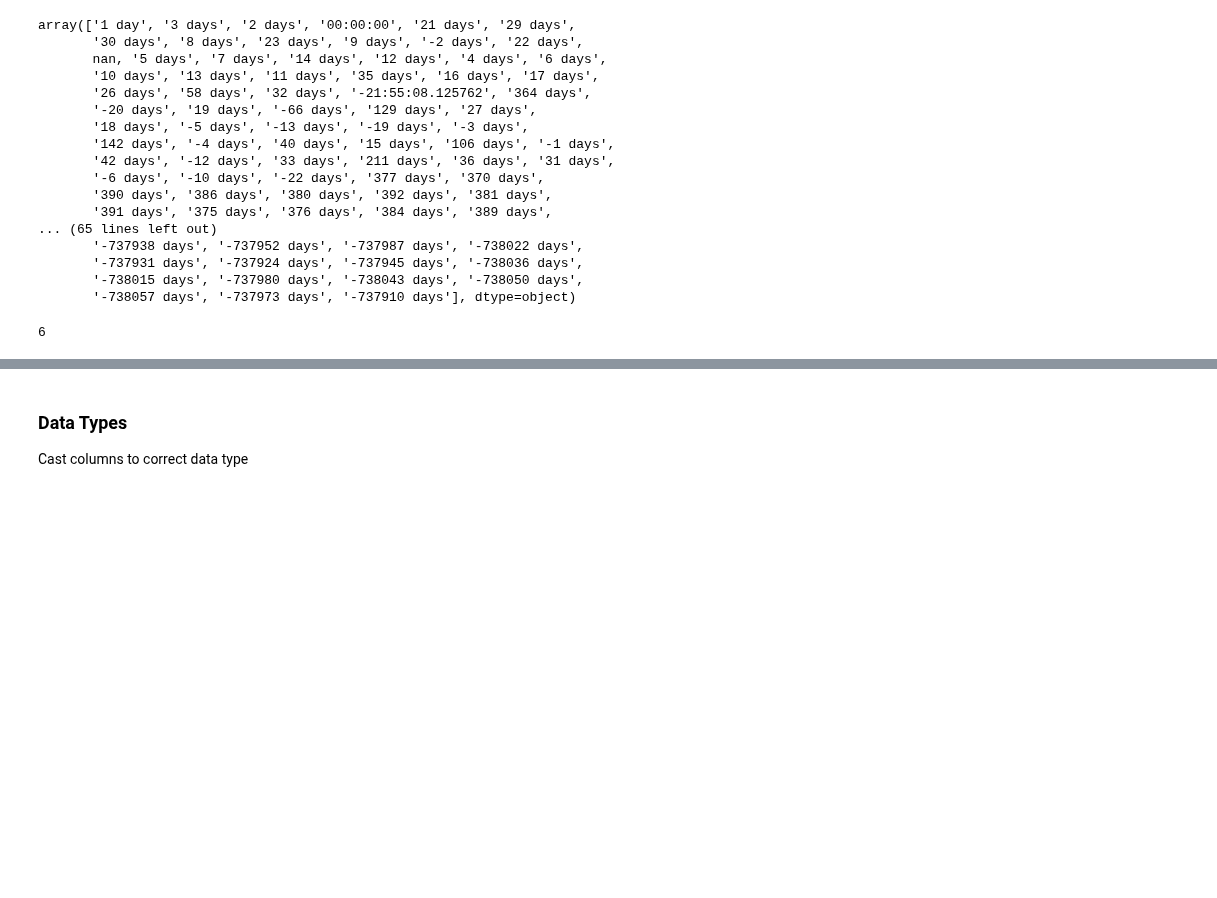
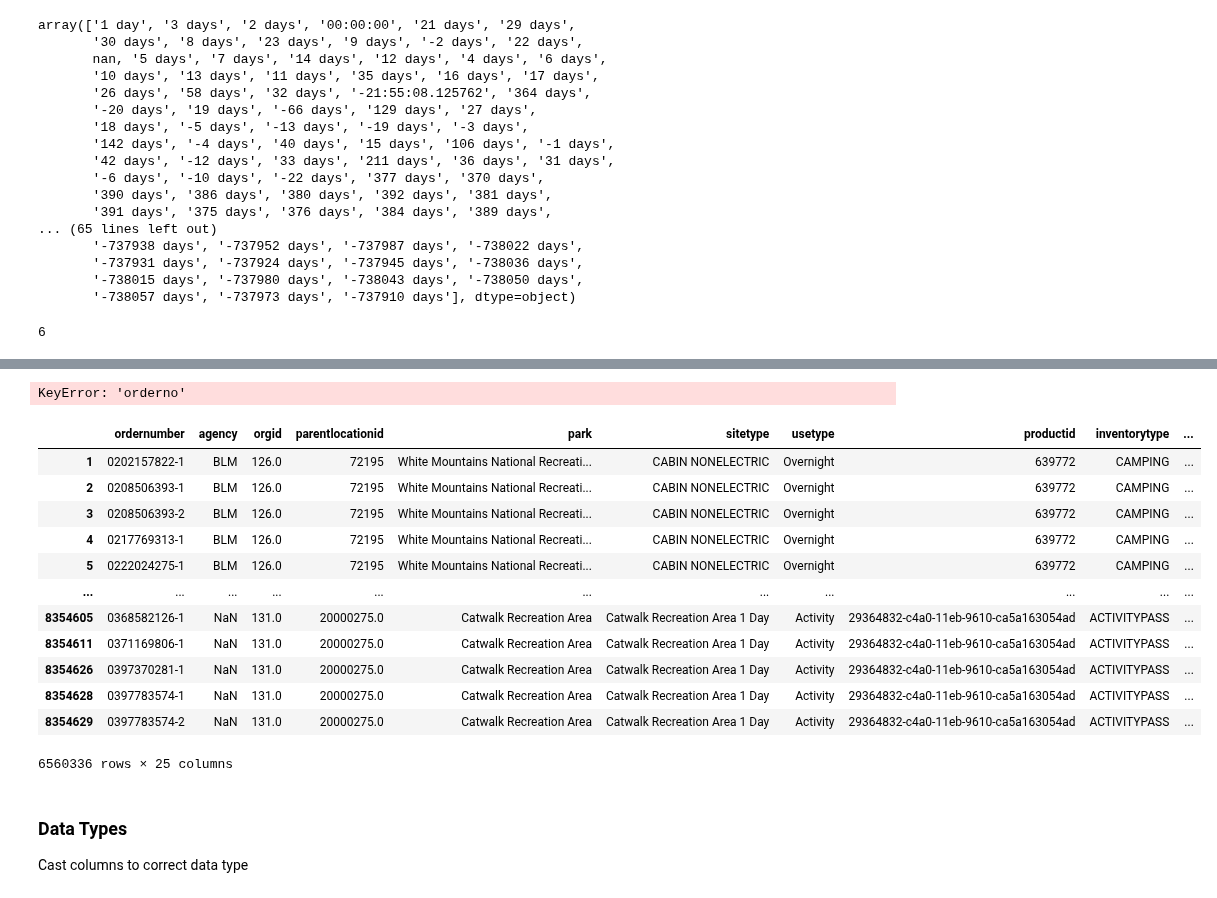
Before and after one commit to burgwyn/DATA602, a Jupyter notebook: Reservations.ipynb, the cells around one changed output, grey strips where cells are left out. Cells and saved outputs as stored; diff of their text form; code cells hidden in the pictures; blank space fills up the shorter version.

Commit message:
Order number splitting

```diff
--- a/Reservations.ipynb
+++ b/Reservations.ipynb
@@ -247,3 +254,6 @@ format_nights('6 days')
 6
 # %%
 dfReservations2021['cleannights'] = dfReservations2021.apply(lambda x: format_nights(x['nights']), axis=1)
+# %%
+# https://stackoverflow.com/questions/14745022/how-to-split-a-dataframe-string-column-into-two-columns
+dfReservations2021[['orderno', 'orderversion']] = dfReservations2021['ordernumber'].str.split('-', 1, expand=True)
@@ -250,3 +362,23 @@ dfReservations2021['cleannights'] = dfReservations2021.apply(lambda x: format_ni
+# %%
+dfReservations2021[(~dfReservations2021['orderno'].isin(dfOrders['orderno']))&(~dfReservations2021['orderversion'].isin(dfOrders['orderversion']))]
+# %% [output]
+KeyError: 'orderno'
+# %%
+dfReservations2021[dfReservations2021['ordernumber'] == (dfReservations2021['orderno'] + '-' + dfReservations2021['orderversion'])]
+# %% [output]
+|  | ordernumber | agency | orgid | parentlocationid | park | sitetype | usetype | productid | inventorytype | ... |
+| 1 | 0202157822-1 | BLM | 126.0 | 72195 | White Mountains National Recreati... | CABIN NONELECTRIC | Overnight | 639772 | CAMPING | ... |
+| 2 | 0208506393-1 | BLM | 126.0 | 72195 | White Mountains National Recreati... | CABIN NONELECTRIC | Overnight | 639772 | CAMPING | ... |
+| 3 | 0208506393-2 | BLM | 126.0 | 72195 | White Mountains National Recreati... | CABIN NONELECTRIC | Overnight | 639772 | CAMPING | ... |
+| 4 | 0217769313-1 | BLM | 126.0 | 72195 | White Mountains National Recreati... | CABIN NONELECTRIC | Overnight | 639772 | CAMPING | ... |
+| 5 | 0222024275-1 | BLM | 126.0 | 72195 | White Mountains National Recreati... | CABIN NONELECTRIC | Overnight | 639772 | CAMPING | ... |
+| ... | ... | ... | ... | ... | ... | ... | ... | ... | ... | ... |
+| 8354605 | 0368582126-1 | NaN | 131.0 | 20000275.0 | Catwalk Recreation Area | Catwalk Recreation Area 1 Day | Activity | 29364832-c4a0-11eb-9610-ca5a163054ad | ACTIVITYPASS | ... |
+| 8354611 | 0371169806-1 | NaN | 131.0 | 20000275.0 | Catwalk Recreation Area | Catwalk Recreation Area 1 Day | Activity | 29364832-c4a0-11eb-9610-ca5a163054ad | ACTIVITYPASS | ... |
+| 8354626 | 0397370281-1 | NaN | 131.0 | 20000275.0 | Catwalk Recreation Area | Catwalk Recreation Area 1 Day | Activity | 29364832-c4a0-11eb-9610-ca5a163054ad | ACTIVITYPASS | ... |
+| 8354628 | 0397783574-1 | NaN | 131.0 | 20000275.0 | Catwalk Recreation Area | Catwalk Recreation Area 1 Day | Activity | 29364832-c4a0-11eb-9610-ca5a163054ad | ACTIVITYPASS | ... |
+| 8354629 | 0397783574-2 | NaN | 131.0 | 20000275.0 | Catwalk Recreation Area | Catwalk Recreation Area 1 Day | Activity | 29364832-c4a0-11eb-9610-ca5a163054ad | ACTIVITYPASS | ... |
+6560336 rows × 25 columns
 # %% [markdown]
 ### Data Types
 
```
Also changed, not shown: parts of 13 cells of this notebook.
